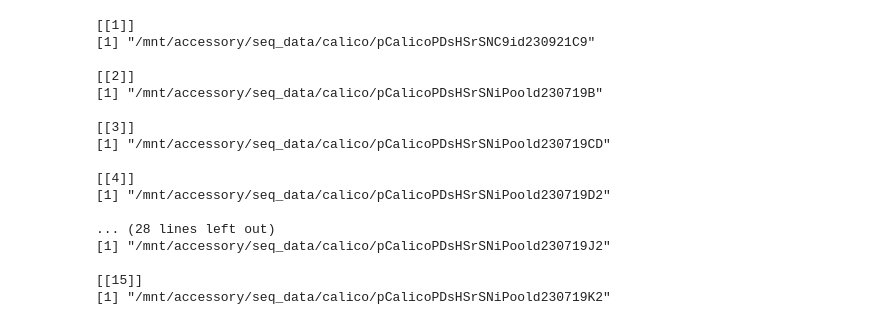
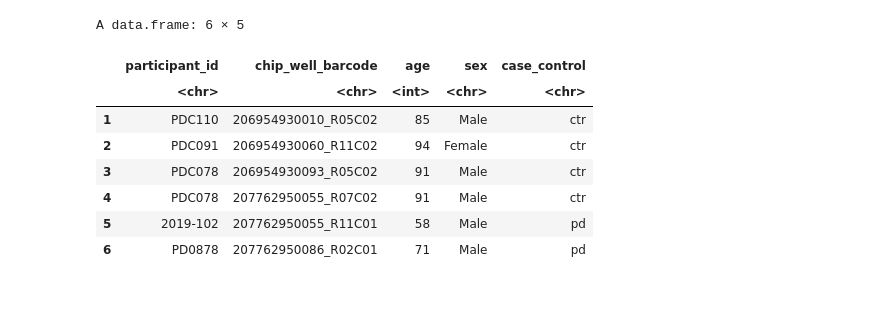
Before and after one commit to bdferris642/sc-online, a Jupyter notebook: notebooks/lab_mtg_20240229/all-donors-vs-subset.ipynb, the cells around one changed output. Saved outputs shown, nothing was run; the diff lists cells and outputs as text; code cells hidden in the pictures; blank space fills up the shorter version.

Commit message:
comparing num donors subsetting vs. not

```diff
--- a/notebooks/lab_mtg_20240229/all-donors-vs-subset.ipynb
+++ b/notebooks/lab_mtg_20240229/all-donors-vs-subset.ipynb
@@ -8,43 +0,0 @@ BASE_PATH = "/mnt/accessory/seq_data/calico"
-# %%
-vireo_dirs = list()
-for (calico_lib in calico_libs) {
-    files = list.files(calico_lib, recursive = FALSE)
-    if ("donor_ids_no_subsetting.tsv" %in% files) {
-        vireo_dirs = c(vireo_dirs, calico_lib)
-    }
-}
-vireo_dirs
-array_tsvs = list()
-imputed_tsvs = list()
-imputed_nosub_tsvs = list()
-for (name in calico_libs){
-    if (name %in% vireo_dirs) {
-        filtered_imputed_nosub = read.table(file.path(name, "donor_ids_no_subsetting.tsv"), sep="\t", header=T)
-        raw_array = read.table(file.path(name, "donor_ids.tsv"), sep="\t", header=T)
-        raw_imputed = read.table(file.path(name, "GEX_vireo/donor_ids.tsv"), sep="\t", header=T)
-        array_tsvs[[name]] = raw_array[raw_array$cell %in% filtered_imputed_nosub$cell,]
-        imputed_tsvs[[name]] = raw_imputed[raw_imputed$cell %in% filtered_imputed_nosub$cell,]
-        imputed_nosub_tsvs[[name]] = filtered_imputed_nosub[filtered_imputed_nosub$cell %in% raw_imputed$cell,]
-    } else {
-        array_tsvs[[name]] = read.table(file.path(name, "donor_ids.tsv"), sep="\t", header=T)
-        imputed_tsvs[[name]] = read.table(file.path(name, "GEX_vireo/donor_ids.tsv"), sep="\t", header=T)
-    }
-}
-# %% [output]
-[[1]]
-[1] "/mnt/accessory/seq_data/calico/pCalicoPDsHSrSNC9id230921C9"
-
-[[2]]
-[1] "/mnt/accessory/seq_data/calico/pCalicoPDsHSrSNiPoold230719B"
-
-[[3]]
-[1] "/mnt/accessory/seq_data/calico/pCalicoPDsHSrSNiPoold230719CD"
-
-[[4]]
-[1] "/mnt/accessory/seq_data/calico/pCalicoPDsHSrSNiPoold230719D2"
-
-... (28 lines left out)
-[1] "/mnt/accessory/seq_data/calico/pCalicoPDsHSrSNiPoold230719J2"
-
-[[15]]
-[1] "/mnt/accessory/seq_data/calico/pCalicoPDsHSrSNiPoold230719K2"
@@ -53,3 +1,39 @@ source("~/sc-online/utils.R")
+# %%
+library(dplyr)
+source("~/sc-online/utils.R")
+
+BASE_PATH = "/mnt/accessory/seq_data/calico"
+no_subset_basename = 'vireo_outs/no_subset/donor_ids.tsv'
+donor_list_basename = 'vireo_outs/donor_list/donor_ids.tsv'
+
+calico_libs_long = readLines("~/calico-libs-long.txt")
+calico_libs_long = calico_libs_long[calico_libs_long != ""]
+calico_libs = lapply(calico_libs_long, function(x) {
+    split = strsplit(x, split = "_")[[1]]
+    return(paste(split[2:length(split)], collapse = "_"))
+})
+names(calico_libs_long) = calico_libs
+
+manifest = read.table("~/sc-online/notebook_data/pd/calico_donor_corrected_manifest_20240306.tsv", header=TRUE, sep="\t")
+head(manifest)
+
+no_subset_list = list()
+donor_list_list = list()
+
+for (name in calico_libs){
+    no_subset_list[[name]] = read.table(file.path(BASE_PATH, name, no_subset_basename), sep="\t", header=T)
+    donor_list_list[[name]] = read.table(file.path(BASE_PATH, name, donor_list_basename), sep="\t", header=T)
+}
+# %% [output]
+A data.frame: 6 × 5
+|  | participant_id | chip_well_barcode | age | sex | case_control |
+|  | <chr> | <chr> | <int> | <chr> | <chr> |
+| 1 | PDC110 | 206954930010_R05C02 | 85 | Male | ctr |
+| 2 | PDC091 | 206954930060_R11C02 | 94 | Female | ctr |
+| 3 | PDC078 | 206954930093_R05C02 | 91 | Male | ctr |
+| 4 | PDC078 | 207762950055_R07C02 | 91 | Male | ctr |
+| 5 | 2019-102 | 207762950055_R11C01 | 58 | Male | pd |
+| 6 | PD0878 | 207762950086_R02C01 | 71 | Male | pd |
 # %%
 # A few questions
 # 1. How many change ID overall? For each donor?
```
Also changed, not shown: parts of 33 cells of this notebook.
